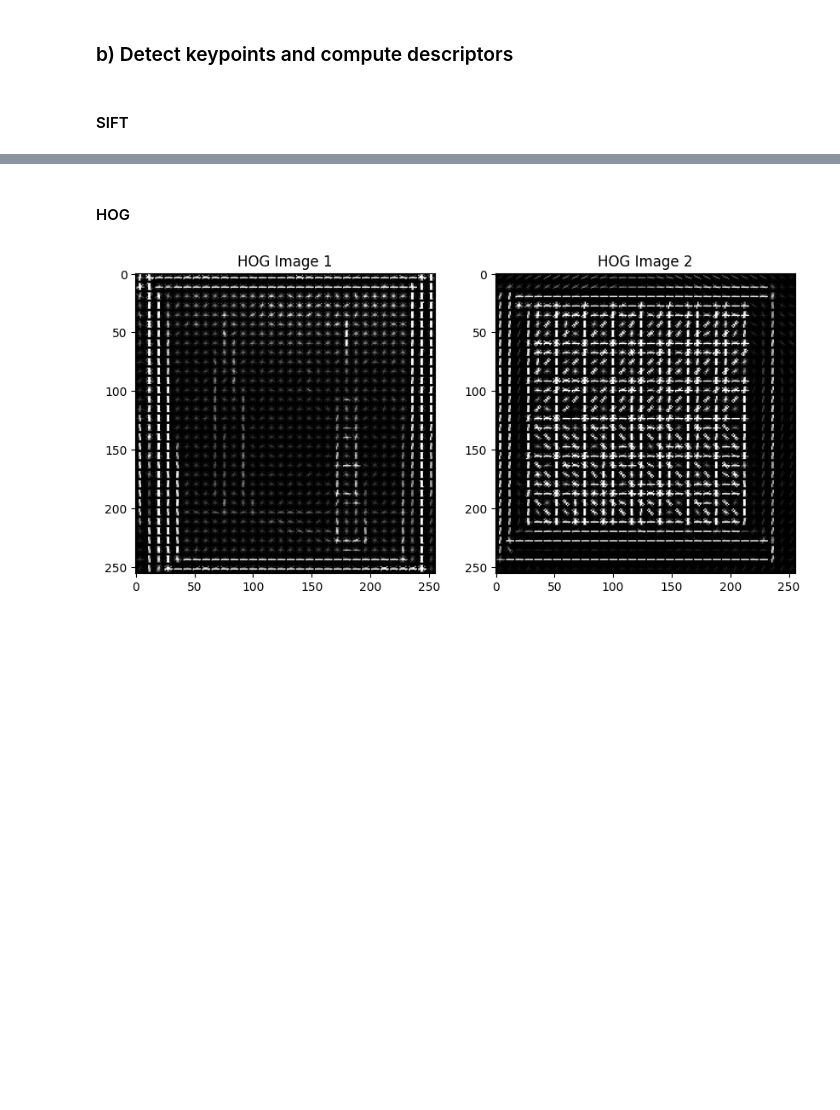
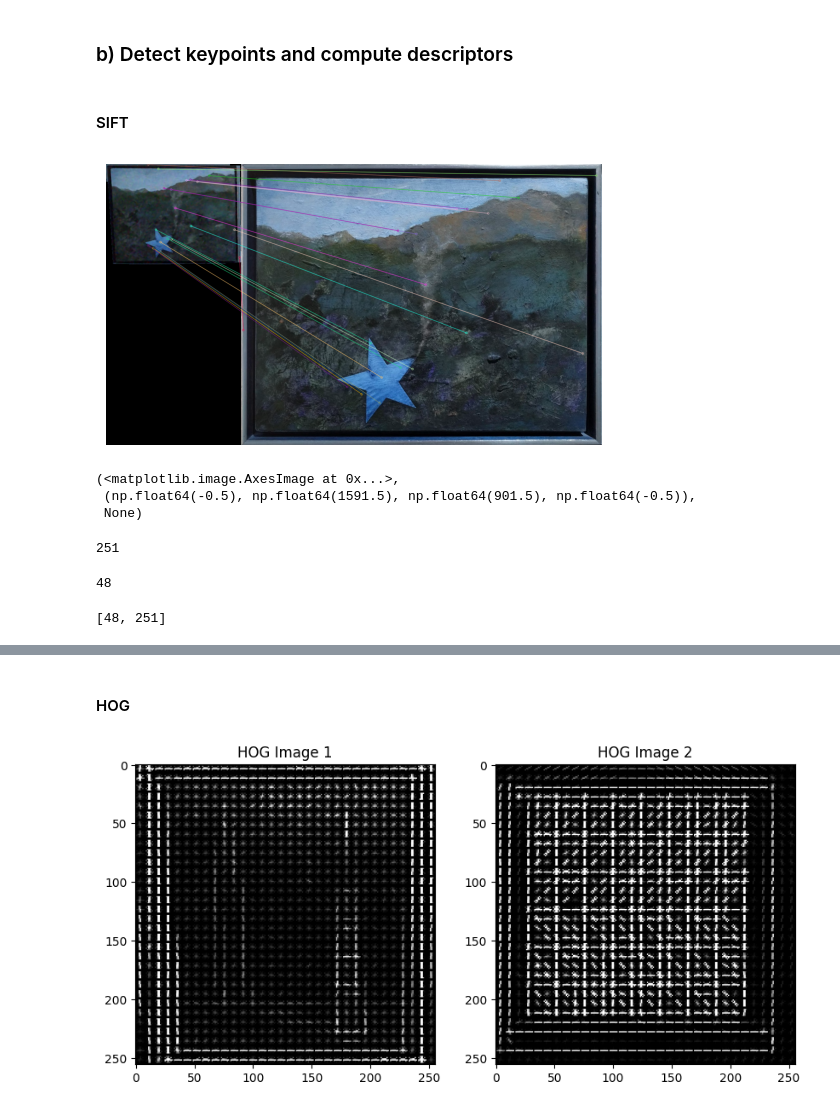
Before and after one commit to MCV-2024-C1-Project/Team5, a Jupyter notebook: week4/week4.ipynb, the cells around one changed output, grey strips where cells are left out. Saved outputs shown, nothing was run; the diff lists cells and outputs as text; code cells hidden in the pictures; blank space fills up the shorter version.

Commit message:
sift wip

```diff
--- a/week4/week4.ipynb
+++ b/week4/week4.ipynb
@@ -19,6 +19,10 @@ DATA_DIRECTORY = '../data'
 # Read pickle file to see detailed info of the images augmentation
 with open(f'{DATA_DIRECTORY}/qsd1_w4/augmentations.pkl', 'rb') as f:
     augmentations_info = pickle.load(f)
+# %%
+# Read pickle file with correspondences
+with open(f'{DATA_DIRECTORY}/qsd1_w4/gt_corresps.pkl', 'rb') as f:
+    ground_truth = pickle.load(f)
 # %% [markdown]
 ### a) Remove background, detect noise (and filter it)
 # %%
@@ -101,6 +115,20 @@ def draw_keypoints(image, kp, flags=0):
 #### SIFT
 # %%
 def sift_descriptor(image, params={}):
+    '''
+    Compute SIFT descriptors for a given image
+    :param image: image to compute the descriptors
+    :param params: parameters for the SIFT algorithm
+    :return: keypoints and descriptors
+
+    default params = {
+        'nfeatures': 0,
+        'nOctaveLayers': 3,
+        'contrastThreshold': 0.04,
+        'edgeThreshold': 10,
+        'sigma': 1.6
+    }
+    '''
     img_gray = cv2.cvtColor(image, cv2.COLOR_BGR2GRAY)
     sift = cv2.SIFT_create(**params)
     kp, des = sift.detectAndCompute(img_gray, None)
@@ -109,22 +137,66 @@ def sift_descriptor(image, params={}):
 # %%
 sift_query = []
 for picture in tqdm(QSD1_w4_filtered):
+    res = []
     for painting in picture:
         kp, des = sift_descriptor(painting)
-        sift_query.append({'kp': kp, 'des': des})
+        res.append({'kp': kp, 'des': des})
+    sift_query.append(res)
 
 
 sift_bd = []
-for picture in tqdm(QSD1_w4_nonAugmented):
-    for painting in picture:
-        kp, des = sift_descriptor(painting)
-        sift_bd.append({'kp': kp, 'des': des})
+for painting in tqdm(BBDD):
+    kp, des = sift_descriptor(painting)
+    sift_bd.append({'kp': kp, 'des': des})
+# %%
+des1 = sift_query[3][0]['des']
+des2 = sift_bd[32]['des']
 # %%
-bf = cv2.BFMatcher(cv2.NORM_HAMMING, crossCheck=True)
+bf = cv2.BFMatcher(cv2.NORM_L2, crossCheck=True)
 # Match descriptors.
 matches = bf.match(des1,des2)
 # Sort them in the order of their distance.
 matches = sorted(matches, key = lambda x:x.distance)
 # Draw first 10 matches.
-img3 = cv2.drawMatches(img1,kp1,img2,kp2,matches[:10],None,flags=cv2.DrawMatchesFlags_NOT_DRAW_SINGLE_POINTS)
-plt.imshow(img3),plt.show()
+img3 = cv2.drawMatches(
+    QSD1_w4_filtered[3][0], sift_query[3][0]['kp'],
+    BBDD[32], sift_bd[32]['kp'],
+    matches[:20], None,
+    flags=cv2.DrawMatchesFlags_NOT_DRAW_SINGLE_POINTS
+)
+plt.imshow(img3), plt.axis('off'), plt.show()
+# %% [output]
+[figure, added]
+(<matplotlib.image.AxesImage at 0x...>,
+ (np.float64(-0.5), np.float64(1591.5), np.float64(901.5), np.float64(-0.5)),
+ None)
+# %%
+bf = cv2.BFMatcher(cv2.NORM_L2, crossCheck=True)
+
+res = []
+for i in range(2, 3):
+    picture_res = []
+    for j in range(0, len(sift_query[i])):
+        distances = []
+        for k in tqdm(range(0, len(sift_bd))):
+            if sift_bd[k]['des'] is not None:
+                matches = bf.match(sift_query[i][j]['des'], sift_bd[k]['des'])
+                matches = sorted(matches, key = lambda x:x.distance)
+                # Take top 20 matches
+                distance = np.mean([match.distance for match in matches[:20]])
+                distances.append(distance)
+            else:
+                distances.append(10000)
+
+        # Take top 10 matches
+        most_similar = np.argsort(distances)[:10]
+        picture_res.append(most_similar)
+
+    res.append(picture_res)
+# %% [output]
+251
+48
+# %%
+ground_truth[2]
+# %% [output]
+[48, 251]
```
Also changed, not shown: parts of 4 cells of this notebook.
